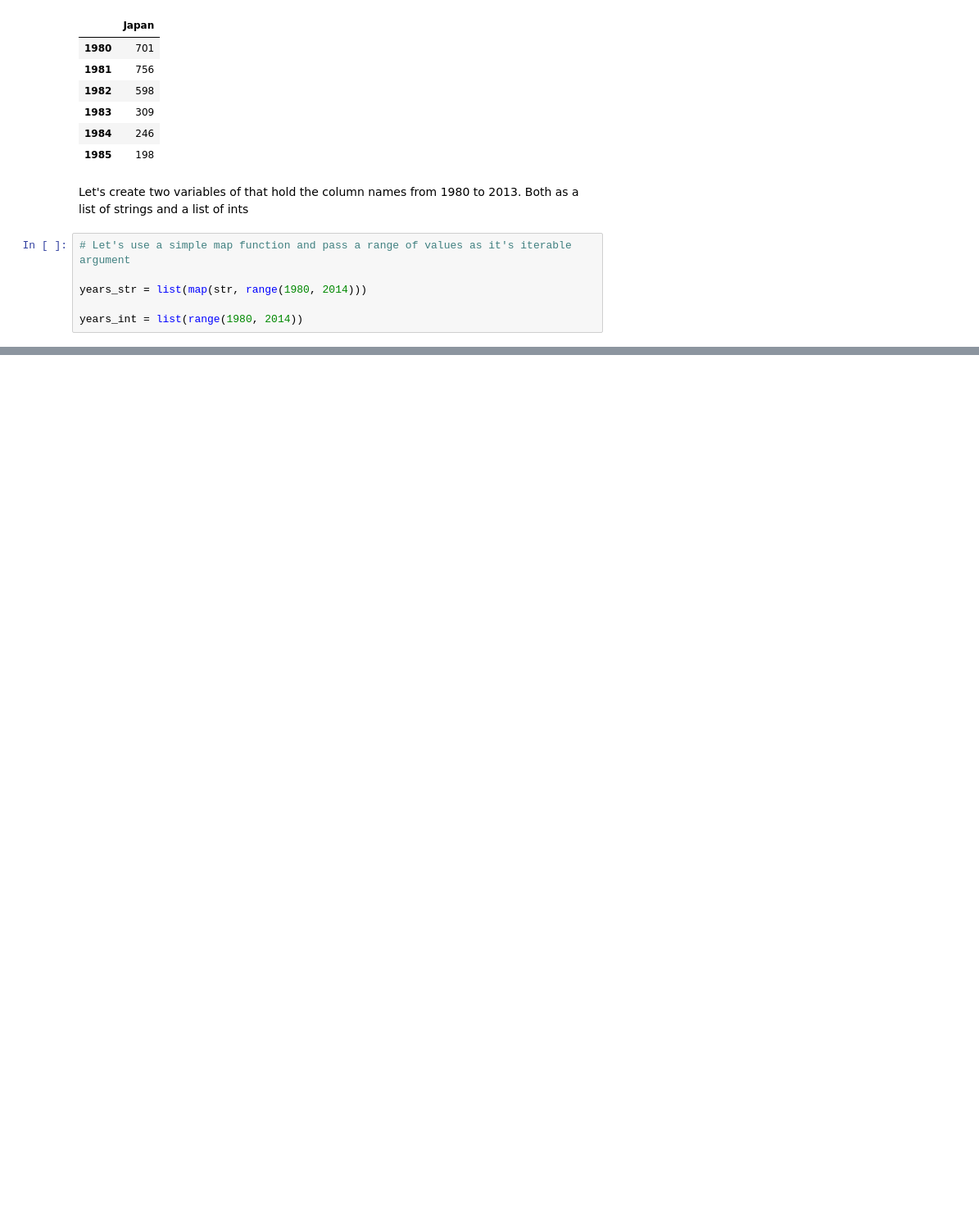
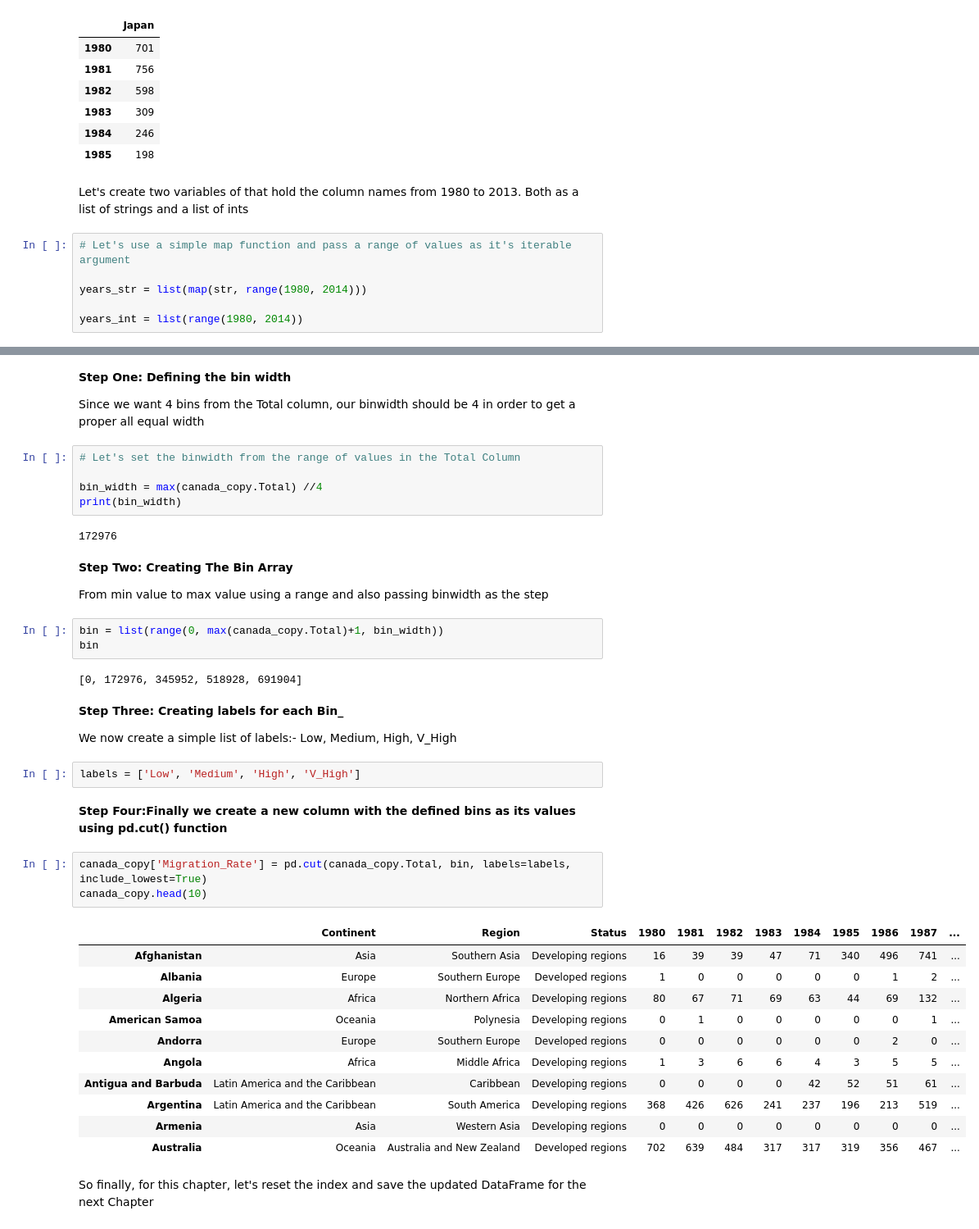
Before and after one commit to Lawrence-Krukrubo/Effective_Plotting_with_Matplotlib, a Jupyter notebook: Part_3_intro_to_matplotlib.ipynb, the cells around one changed output, grey strips where cells are left out. Shown: that part at 82% size. Cells and saved outputs as stored; diff of their text form; blank space fills up the shorter version.

```diff
--- a/Part_3_intro_to_matplotlib.ipynb
+++ b/Part_3_intro_to_matplotlib.ipynb
@@ -300,0 +679,45 @@ The .iloc and .loc indexers were used to select subsets of both Series and DataF
+# %% [markdown]
+**Step One: Defining the bin width**
+
+Since we want 4 bins from the Total column, our binwidth should be 4 in order to get a proper all equal width
+# %%
+# Let's set the binwidth from the range of values in the Total Column
+
+bin_width = max(canada_copy.Total) //4
+print(bin_width)
+# %% [output]
+172976
+# %% [markdown]
+**Step Two: Creating The Bin Array**
+
+From min value to max value using a range and also passing binwidth as the step
+# %%
+bin = list(range(0, max(canada_copy.Total)+1, bin_width))
+bin
+# %% [output]
+[0, 172976, 345952, 518928, 691904]
+# %% [markdown]
+**Step Three: Creating labels for each Bin_**
+
+We now create a simple list of labels:- Low, Medium, High, V_High
+# %%
+labels = ['Low', 'Medium', 'High', 'V_High']
+# %% [markdown]
+**Step Four:Finally we create a new column with the defined bins as its values using pd.cut() function**
+# %%
+canada_copy['Migration_Rate'] = pd.cut(canada_copy.Total, bin, labels=labels, include_lowest=True)
+canada_copy.head(10)
+# %% [output]
+|  | Continent | Region | Status | 1980 | 1981 | 1982 | 1983 | 1984 | 1985 | 1986 | 1987 | ... |
+| Afghanistan | Asia | Southern Asia | Developing regions | 16 | 39 | 39 | 47 | 71 | 340 | 496 | 741 | ... |
+| Albania | Europe | Southern Europe | Developed regions | 1 | 0 | 0 | 0 | 0 | 0 | 1 | 2 | ... |
+| Algeria | Africa | Northern Africa | Developing regions | 80 | 67 | 71 | 69 | 63 | 44 | 69 | 132 | ... |
+| American Samoa | Oceania | Polynesia | Developing regions | 0 | 1 | 0 | 0 | 0 | 0 | 0 | 1 | ... |
+| Andorra | Europe | Southern Europe | Developed regions | 0 | 0 | 0 | 0 | 0 | 0 | 2 | 0 | ... |
+| Angola | Africa | Middle Africa | Developing regions | 1 | 3 | 6 | 6 | 4 | 3 | 5 | 5 | ... |
+| Antigua and Barbuda | Latin America and the Caribbean | Caribbean | Developing regions | 0 | 0 | 0 | 0 | 42 | 52 | 51 | 61 | ... |
+| Argentina | Latin America and the Caribbean | South America | Developing regions | 368 | 426 | 626 | 241 | 237 | 196 | 213 | 519 | ... |
+| Armenia | Asia | Western Asia | Developing regions | 0 | 0 | 0 | 0 | 0 | 0 | 0 | 0 | ... |
+| Australia | Oceania | Australia and New Zealand | Developed regions | 702 | 639 | 484 | 317 | 317 | 319 | 356 | 467 | ... |
+# %% [markdown]
+So finally, for this chapter, let's reset the index and save the updated DataFrame for the next Chapter
```
Also changed, not shown: parts of 80 cells of this notebook.
